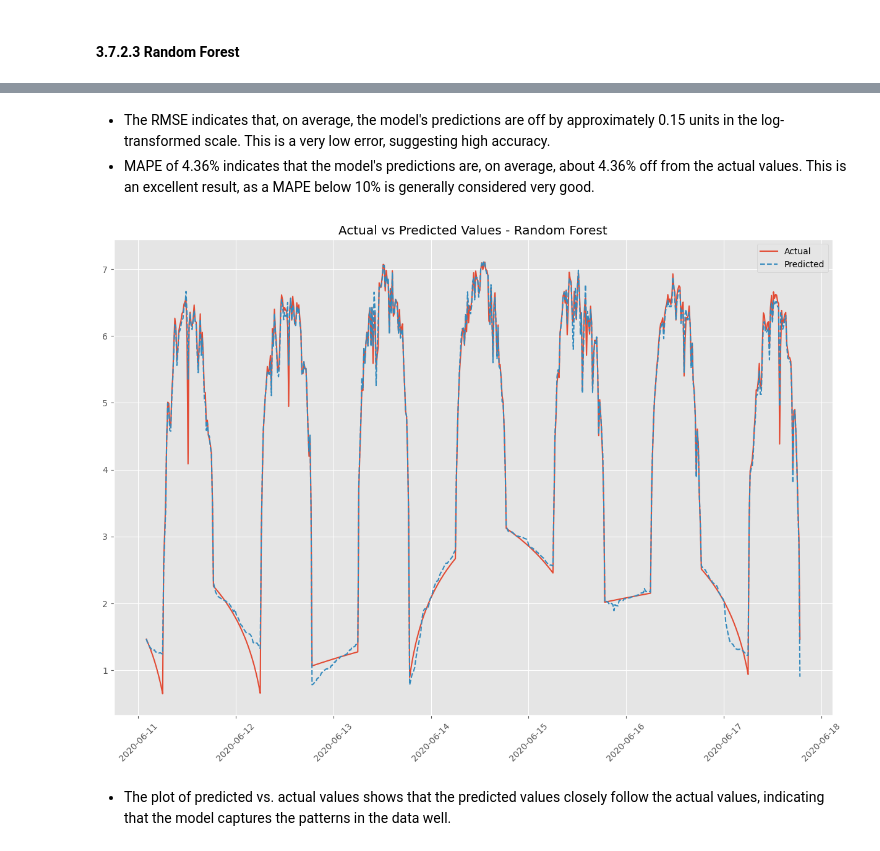
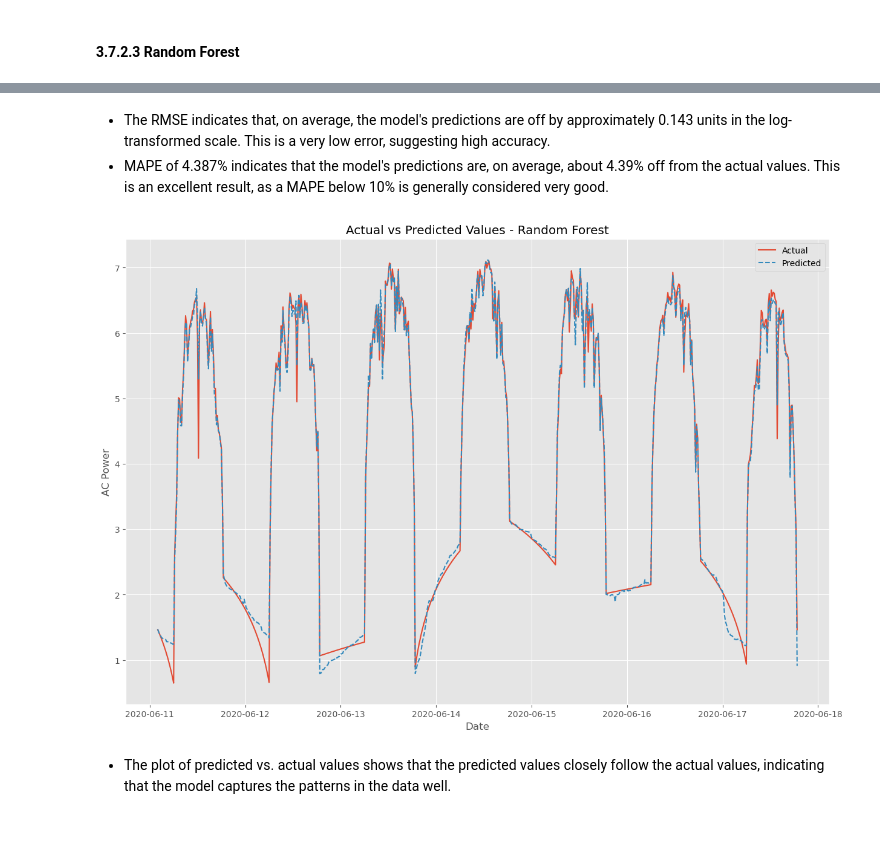
Before and after one commit to aysebsengul/Capstone_3_Predicting-Future-Solar-Energy-Generation-, a Jupyter notebook: 3_Pre-processing Work and Model.ipynb, the cells around one changed output, grey strips where cells are left out. Saved outputs shown, nothing was run; the diff lists cells and outputs as text; code cells hidden in the pictures.

```diff
--- a/3_Pre-processing Work and Model.ipynb
+++ b/3_Pre-processing Work and Model.ipynb
@@ -749,17 +785,18 @@ Rondom Forest MAPE: 4.3607724447952645
-# %% [markdown]
-* The RMSE indicates that, on average, the model's predictions are off by approximately 0.15 units in the log-transformed scale. This is a very low error, suggesting high accuracy.
-* MAPE of 4.36% indicates that the model's predictions are, on average, about 4.36% off from the actual values. This is an excellent result, as a MAPE below 10% is generally considered very good.
+# %% [markdown]
+* The RMSE indicates that, on average, the model's predictions are off by approximately 0.143 units in the log-transformed scale. This is a very low error, suggesting high accuracy.
+* MAPE of 4.387% indicates that the model's predictions are, on average, about 4.39% off from the actual values. This is an excellent result, as a MAPE below 10% is generally considered very good.
 # %%
 # Plot the predictions against the actual values for Random Forest
 plt.figure(figsize=(15,10))
 plt.plot(y_test.index, y_test, label='Actual')
 plt.plot(y_test.index, y_pred_rf, linestyle='dashed', label='Predicted')
 plt.title('Actual vs Predicted Values - Random Forest')
 plt.legend()
-plt.xticks(rotation=45)
+plt.xlabel('Date')
+plt.ylabel('AC Power')
 plt.show()
 # %% [output]
-[figure, old version]
+[figure, new version]
 # %% [markdown]
 * The plot of predicted vs. actual values shows that the predicted values closely follow the actual values, indicating that the model captures the patterns in the data well.
 # %% [markdown]
```
Also changed, not shown: parts of 50 cells of this notebook.
